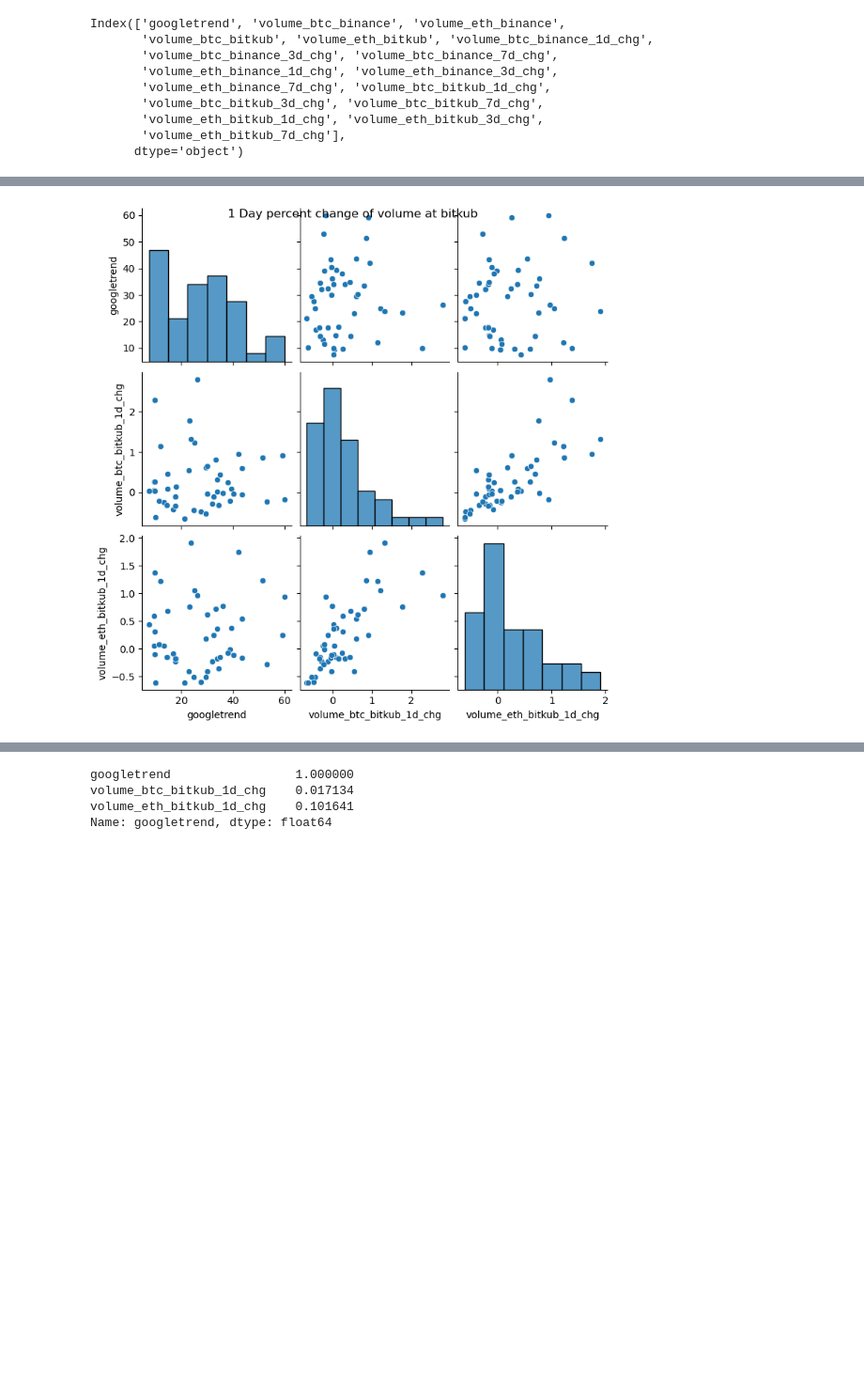
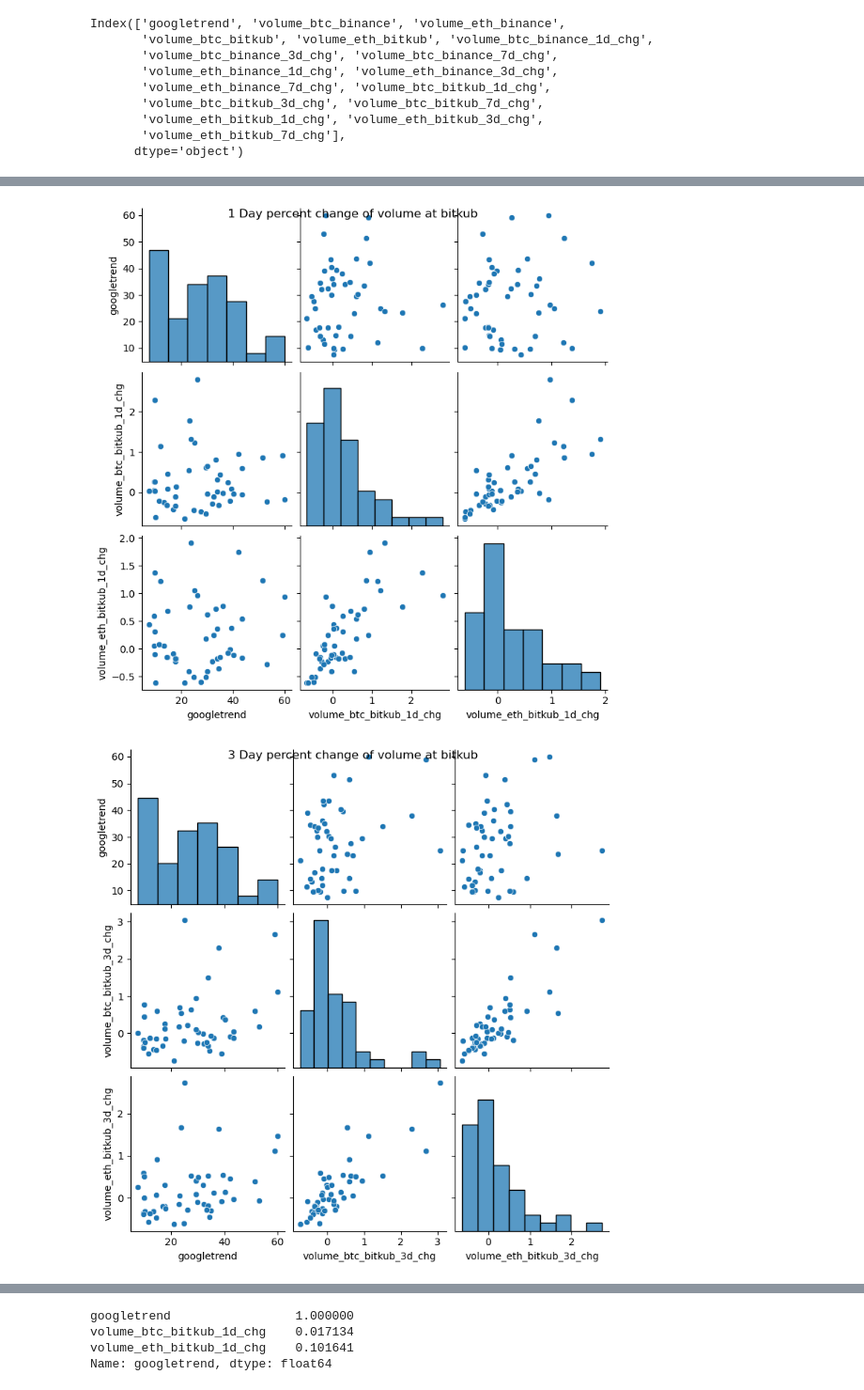
Before and after one commit to kimteespk/DADS5001_Miniproject_bitkub_googletrend, a Jupyter notebook: main_bitkub_googletrend.ipynb, the cells around one changed output, grey strips where cells are left out. Shown: that part at 94% size. Drawn from its saved outputs; the diff is of its cells as text; code cells hidden in the pictures; blank space fills up the shorter version.

```diff
--- a/main_bitkub_googletrend.ipynb
+++ b/main_bitkub_googletrend.ipynb
@@ -572,17 +555,18 @@ Index(['googletrend', 'volume_btc_binance', 'volume_eth_binance',
 # %%
-# เปรียบเทียบระหว่่าง %chg ของ Volume แบบ 1,3,7 วัน เทียบกับ Google trend เพื่อดูว่า แบบกี่วันมีนัยยะที่สุด
+# เปรียบเทียบระหว่่าง %chg ของ Volume แบบ 1,3,7 วัน เทียบกับ Google trend
 
 pp = sns.pairplot(df_joined_searched[['googletrend', 'volume_btc_bitkub_1d_chg', 'volume_eth_bitkub_1d_chg']])
 pp.fig.suptitle('1 Day percent change of volume at bitkub')
 
-# pp2 = sns.pairplot(df_joined_searched[['googletrend', 'volume_btc_bitkub_3d_chg', 'volume_eth_bitkub_3d_chg']])
-# pp2.fig.suptitle('3 Day percent change of volume at bitkub')
+pp2 = sns.pairplot(df_joined_searched[['googletrend', 'volume_btc_bitkub_3d_chg', 'volume_eth_bitkub_3d_chg']])
+pp2.fig.suptitle('3 Day percent change of volume at bitkub')
 
-# pp3 = sns.pairplot(df_joined_searched[['googletrend', 'volume_btc_bitkub_7d_chg', 'volume_eth_bitkub_7d_chg']])
-# pp3.fig.suptitle('7 Day percent change of volume at bitkub')
+pp3 = sns.pairplot(df_joined_searched[['googletrend', 'volume_btc_bitkub_7d_chg', 'volume_eth_bitkub_7d_chg']])
+pp3.fig.suptitle('7 Day percent change of volume at bitkub')
 
 
 
 plt.show()
 # %% [output]
 [figure]
+[figure, added]
```
Also changed, not shown: parts of 45 cells of this notebook.
